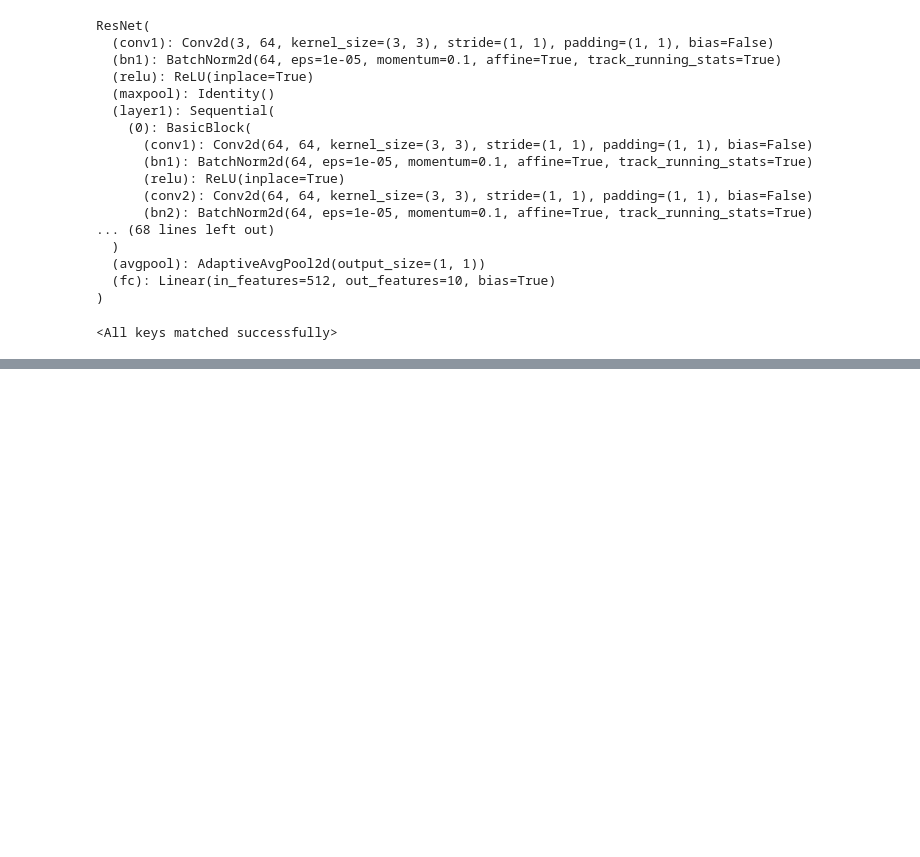
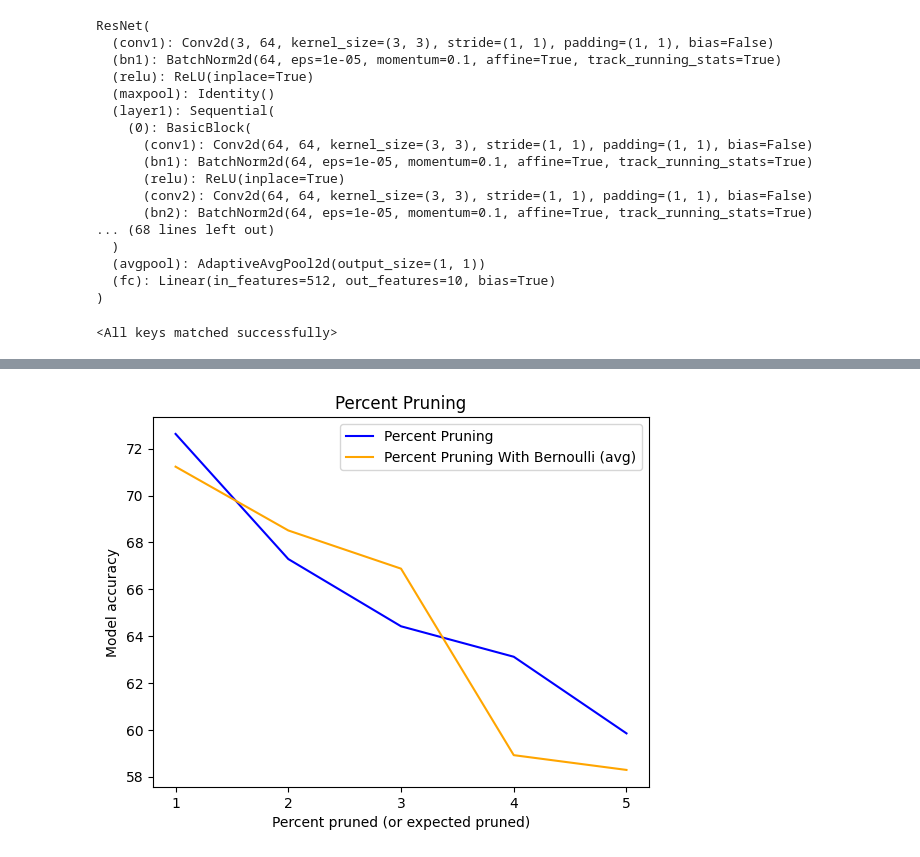
Before and after one commit to jtschuler/probabilistic-pruning, a Jupyter notebook: working_trained.ipynb, the cells around one changed output, grey strips where cells are left out. Cells and saved outputs as stored; diff of their text form; code cells hidden in the pictures; blank space fills up the shorter version.

Commit message:
added graphing, updated pruning funcs

```diff
--- a/working_trained.ipynb
+++ b/working_trained.ipynb
@@ -121,18 +122,23 @@ Accuracy of the model on the test images: 73.11%
 %autoreload now
 import copy
 import pruning_funcs
+import numpy as np
 
 percent_prune = []
 percent_prune_with_bernoulli = []
 
-for percent in range(0,15):
+for percent in range(1,6):
     pruned_model = copy.deepcopy(model)
     pruning_funcs.percent_prune(pruned_model, device, percent=percent)
     percent_prune.append(evaluate_model(pruned_model, testloader))
 
-    pruned_model_2 = copy.deepcopy(model)
-    pruning_funcs.percent_prune_with_bernulli(pruned_model_2, device, percent=percent)
-    percent_prune_with_bernoulli.append(evaluate_model(pruned_model_2, testloader))
+    ppwb_runs = []
+    for i in range(5):
+        pruned_model_2 = copy.deepcopy(model)
+        pruning_funcs.percent_prune_with_bernoulli(pruned_model_2, device, percent=(2*percent), p_success=0.5)
+        ppwb_runs.append(evaluate_model(pruned_model_2, testloader))
+
+    percent_prune_with_bernoulli.append(np.mean(ppwb_runs))
 # %% [output]
 The autoreload extension is already loaded. To reload it, use:
   %reload_ext autoreload
@@ -140,0 +160,19 @@ Accuracy of the model on the test images: 69.04%
+# %%
+import matplotlib.pyplot as plt
+import numpy as np
+
+percents = np.arange(1,6,1)
+
+fig, ax = plt.subplots()
+ax.set_title("Percent Pruning")
+line1, = ax.plot(percents, percent_prune, color='blue')
+line2, = ax.plot(percents, percent_prune_with_bernoulli, color='orange')
+line1.set_label("Percent Pruning")
+line2.set_label("Percent Pruning With Bernoulli (avg)")
+ax.legend()
+ax.set_xlabel("Percent pruned (or expected pruned)")
+ax.set_ylabel("Model accuracy")
+ax.set_xticks(percents)
+fig.show()
+# %% [output]
+[figure, added]
```
Also changed, not shown: parts of 4 cells of this notebook, 1 other file.
